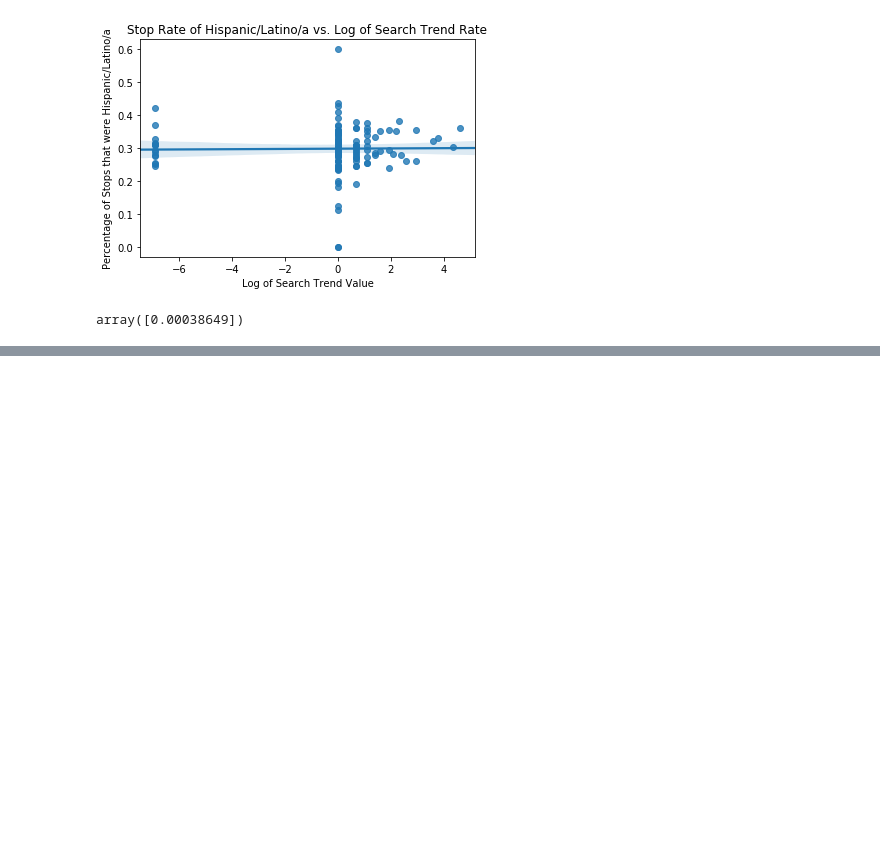
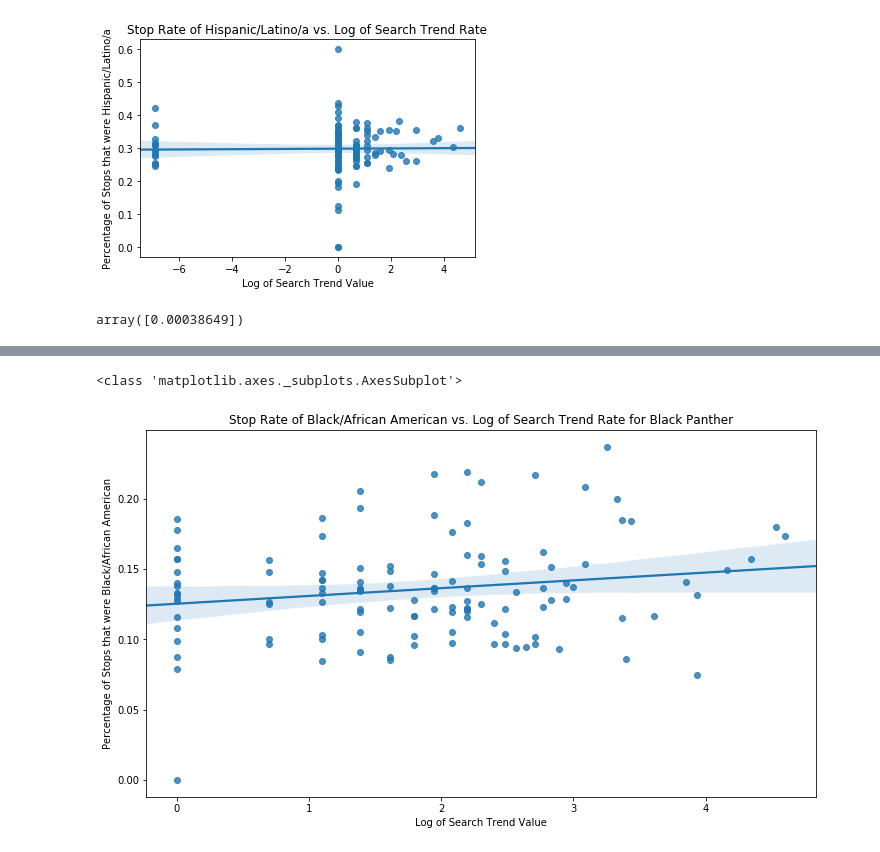
Before and after one commit to tevans-barton/Fair-Policing-Capstone, a Jupyter notebook: notebooks/RegressionNotebook.ipynb, the cells around one changed output, grey strips where cells are left out. Drawn from its saved outputs; the diff is of its cells as text; code cells hidden in the pictures; blank space fills up the shorter version.

```diff
--- a/notebooks/RegressionNotebook.ipynb
+++ b/notebooks/RegressionNotebook.ipynb
@@ -92,0 +96,6 @@ array([0.00038649])
+# %%
+reg_blp = regression(('12-16-2017', '04-16-2018'), 'Black/African American', 'Black Panther', save_fig = True)
+#eda_viz.month_race_count_viz(('12-16-2017', '04-16-2018'), 'Black Panther', save_fig = True)
+# %% [output]
+<class 'matplotlib.axes._subplots.AxesSubplot'>
+[figure, added]
```
Also changed, not shown: parts of 8 cells of this notebook, 9 other files.
